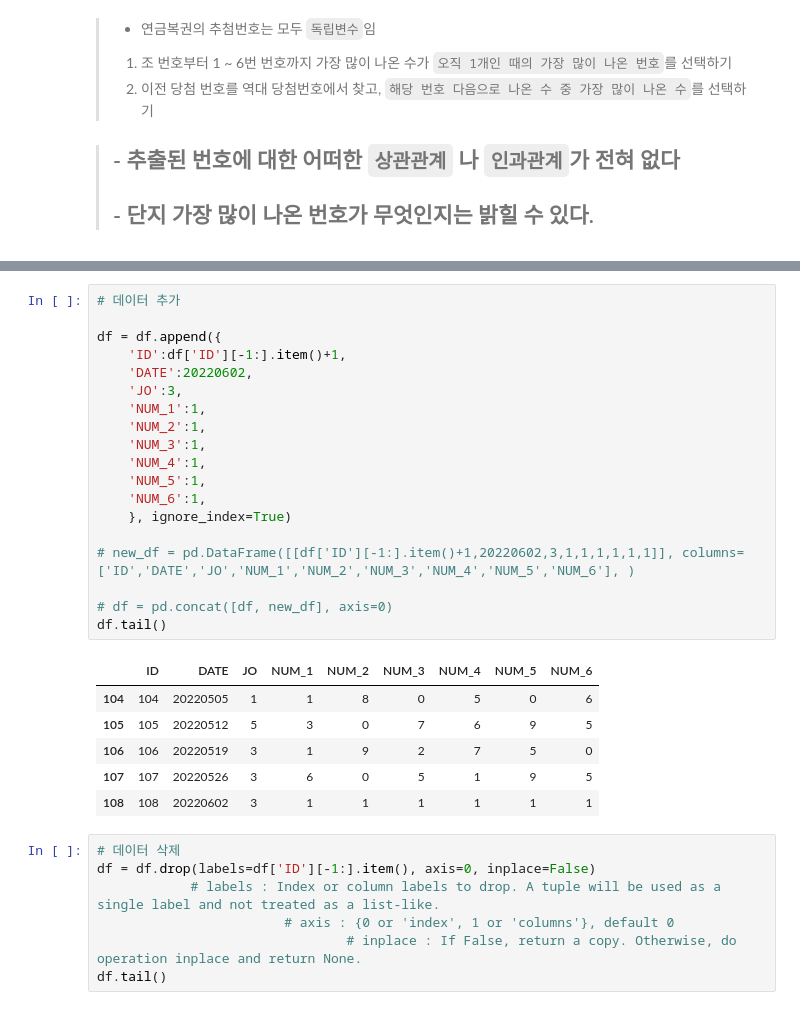
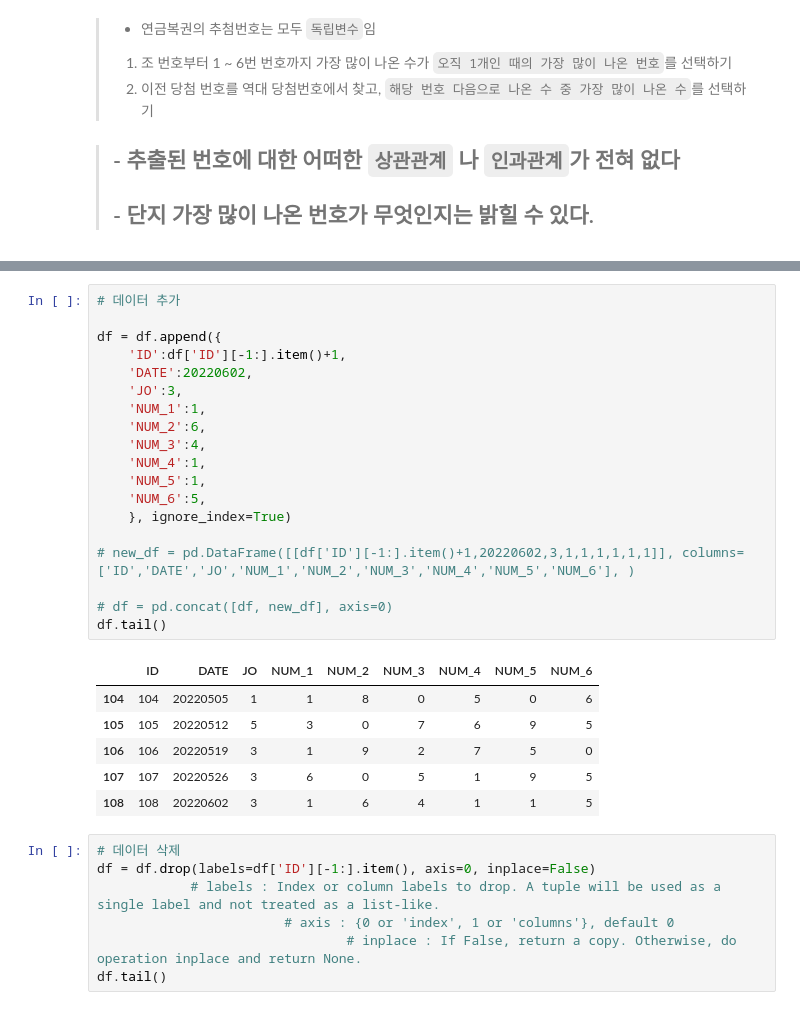
Before and after one commit to newrandom/trash_room, a Jupyter notebook: pension720.ipynb, the cells around one changed output, grey strips where cells are left out. Drawn from its saved outputs; the diff is of its cells as text.

```diff
--- a/pension720.ipynb
+++ b/pension720.ipynb
@@ -43,29 +43,29 @@ memory usage: 8.4 KB
 # %%
 # 데이터 추가
 
 df = df.append({
     'ID':df['ID'][-1:].item()+1,
     'DATE':20220602,
     'JO':3,
     'NUM_1':1,
-    'NUM_2':1,
-    'NUM_3':1,
+    'NUM_2':6,
+    'NUM_3':4,
     'NUM_4':1,
     'NUM_5':1,
-    'NUM_6':1,
+    'NUM_6':5,
     }, ignore_index=True)
 
 # new_df = pd.DataFrame([[df['ID'][-1:].item()+1,20220602,3,1,1,1,1,1,1]], columns=['ID','DATE','JO','NUM_1','NUM_2','NUM_3','NUM_4','NUM_5','NUM_6'], )
 
 # df = pd.concat([df, new_df], axis=0)
 df.tail()
 # %% [output]
 |  | ID | DATE | JO | NUM_1 | NUM_2 | NUM_3 | NUM_4 | NUM_5 | NUM_6 |
 | 104 | 104 | 20220505 | 1 | 1 | 8 | 0 | 5 | 0 | 6 |
 | 105 | 105 | 20220512 | 5 | 3 | 0 | 7 | 6 | 9 | 5 |
 | 106 | 106 | 20220519 | 3 | 1 | 9 | 2 | 7 | 5 | 0 |
 | 107 | 107 | 20220526 | 3 | 6 | 0 | 5 | 1 | 9 | 5 |
-| 108 | 108 | 20220602 | 3 | 1 | 1 | 1 | 1 | 1 | 1 |
+| 108 | 108 | 20220602 | 3 | 1 | 6 | 4 | 1 | 1 | 5 |
 # %%
 # 데이터 삭제
 df = df.drop(labels=df['ID'][-1:].item(), axis=0, inplace=False)
```
Also changed, not shown: parts of 12 cells of this notebook, 2 other files.
